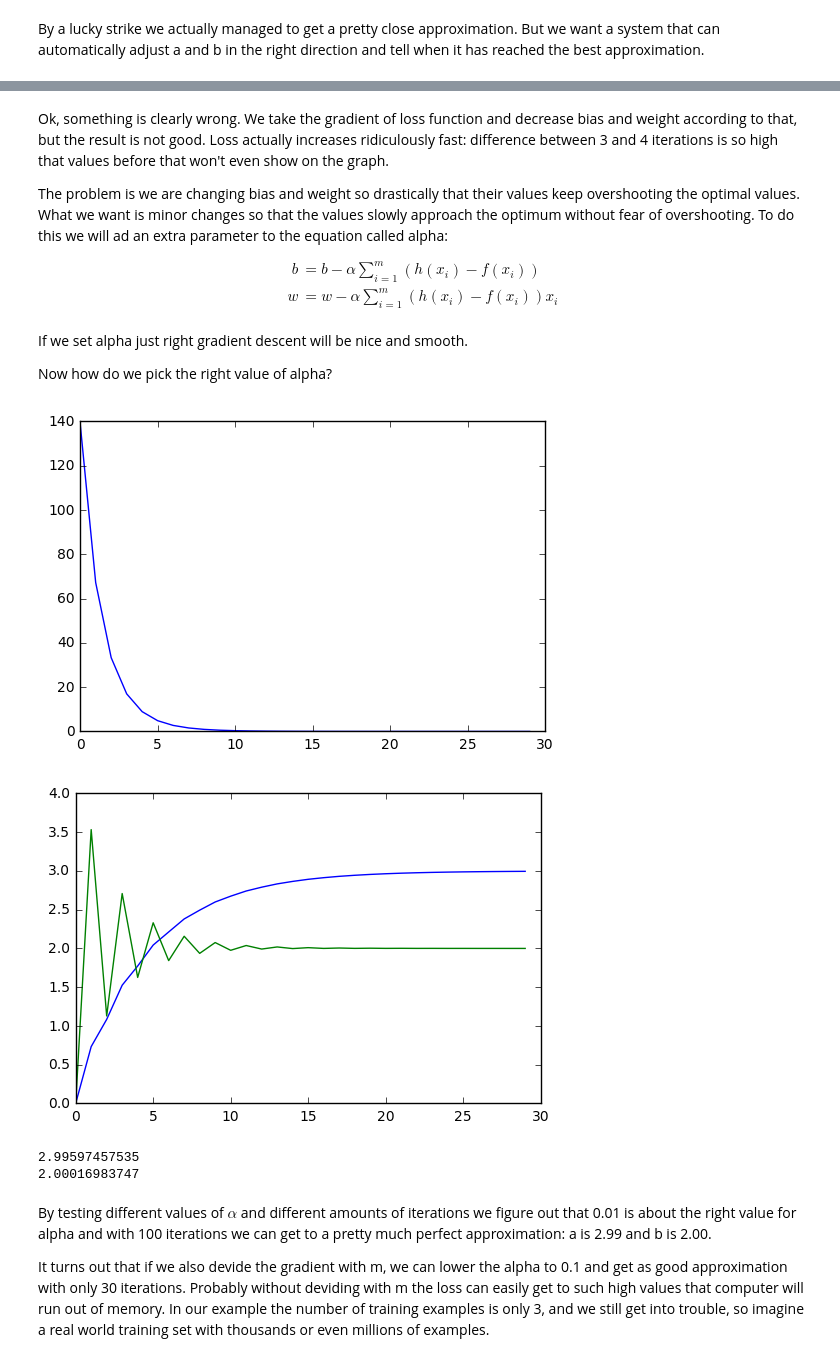
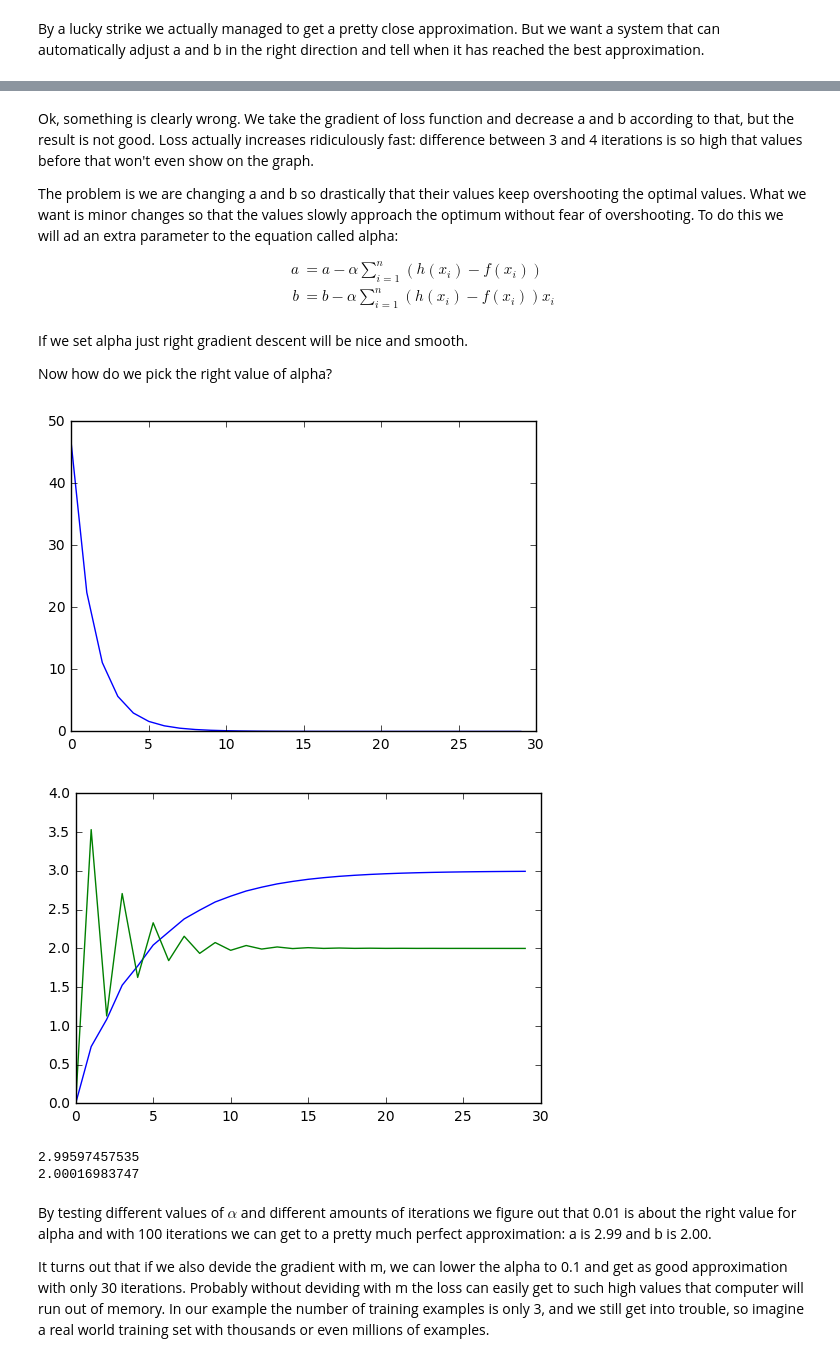
Before and after one commit to jarmop/learning, a Jupyter notebook: machine-learning.ipynb, the cells around one changed output, grey strips where cells are left out. Drawn from its saved outputs; the diff is of its cells as text; code cells hidden in the pictures.

```diff
--- a/machine-learning.ipynb
+++ b/machine-learning.ipynb
@@ -56,7 +56,7 @@ def loss(training_set):
     for x in training_set:
         loss += (machine.h(x) - f(x))**2
 
-    return loss
+    return loss / n
 
 print(loss(training_set))
 
@@ -152,16 +152,16 @@ def loss(training_set):
     for x in training_set:
         loss += (machine.h(x) - f(x))**2
 
-    return loss
+    return loss / n
 
 def gradient(training_set):
     da = 0
     db = 0
     for x in training_set:
-        da += 2*(machine.h(x) - f(x))
-        db += 2*(machine.h(x) - f(x)) * x
+        da += machine.h(x) - f(x)
+        db += (machine.h(x) - f(x)) * x
 
-    return (da, db)
+    return (2 * da / n, 2 * db / n)
 
 iterations = 6
 losses = []
@@ -180,7 +180,7 @@ machine.a = gradients[1][0]
 machine.b = gradients[1][1]
 #for x in training_input:
 for i in range(0, iterations):
-    gradient1.append(machine.h(i) + 107)
+    gradient1.append(machine.h(i) + 36)
 
 print(gradient1)
 
@@ -203,12 +203,12 @@ def gradient_descent(machine, training_set):
         da = 0
         db = 0
         for x in training_set:
-            da += 2*(machine.h(x) - f(x))
-            db += 2*(machine.h(x) - f(x)) * x
+            da += machine.h(x) - f(x)
+            db += (machine.h(x) - f(x)) * x
         print(da)
         print(db)
-        machine.a -= da
-        machine.b -= db
+        machine.a -= 2 * da / n
+        machine.b -= 2 * db / n
 
     print(losses)
     plt.plot(losses)
@@ -235,12 +235,12 @@ print(machine.b)
 # %% [markdown]
-Ok, something is clearly wrong. We take the gradient of loss function and decrease bias and weight according to that, but the result is not good. Loss actually increases ridiculously fast: difference between 3 and 4 iterations is so high that values before that won't even show on the graph.
+Ok, something is clearly wrong. We take the gradient of loss function and decrease a and b according to that, but the result is not good. Loss actually increases ridiculously fast: difference between 3 and 4 iterations is so high that values before that won't even show on the graph.
 
-The problem is we are changing bias and weight so drastically that their values keep overshooting the optimal values. What we want is minor changes so that the values slowly approach the optimum without fear of overshooting. To do this we will ad an extra parameter to the equation called alpha:
+The problem is we are changing a and b so drastically that their values keep overshooting the optimal values. What we want is minor changes so that the values slowly approach the optimum without fear of overshooting. To do this we will ad an extra parameter to the equation called alpha:
 
 $$
 \begin{align}
-b &= b - \alpha\displaystyle\sum_{i=1}^m(h(x_i)-f(x_i)) \\
-w &= w - \alpha\displaystyle\sum_{i=1}^m(h(x_i)-f(x_i))x_i \\
+a &= a - \alpha\displaystyle\sum_{i=1}^n(h(x_i)-f(x_i)) \\
+b &= b - \alpha\displaystyle\sum_{i=1}^n(h(x_i)-f(x_i))x_i \\
 \end{align}
 $$
 
@@ -250,35 +250,35 @@ Now how do we pick the right value of alpha?
 # %%
 machine = Machine()
 def gradient_descent(machine, training_set):
-    alpha = 0.1
+    alpha = 0.2
     iterations = 30
     losses = []
-    biases = []
-    weights = []
+    a_values = []
+    b_values = []
     for i in range(0, iterations):
-        biases.append(machine.a)
-        weights.append(machine.b)
+        a_values.append(machine.a)
+        b_values.append(machine.b)
         losses.append(loss(training_set))
         da = 0
         db = 0
         for x in training_set:
-            da += 2 * (machine.h(x) - f(x))
-            db += 2 * (machine.h(x) - f(x)) * x
+            da += machine.h(x) - f(x)
+            db += (machine.h(x) - f(x)) * x
         machine.a -= alpha * da / n
         machine.b -= alpha * db / n
 
     #print(losses)
     plt.plot(losses)
     plt.show()
-    plt.plot(biases)
-    plt.plot(weights)
+    plt.plot(a_values)
+    plt.plot(b_values)
     plt.show()
 
 gradient_descent(machine, training_set)
 print(machine.a)
 print(machine.b)
 # %% [output]
-[figure, old version]
+[figure, new version]
 [figure]
 2.99597457535
 2.00016983747
```
Also changed, not shown: parts of 4 cells of this notebook.
